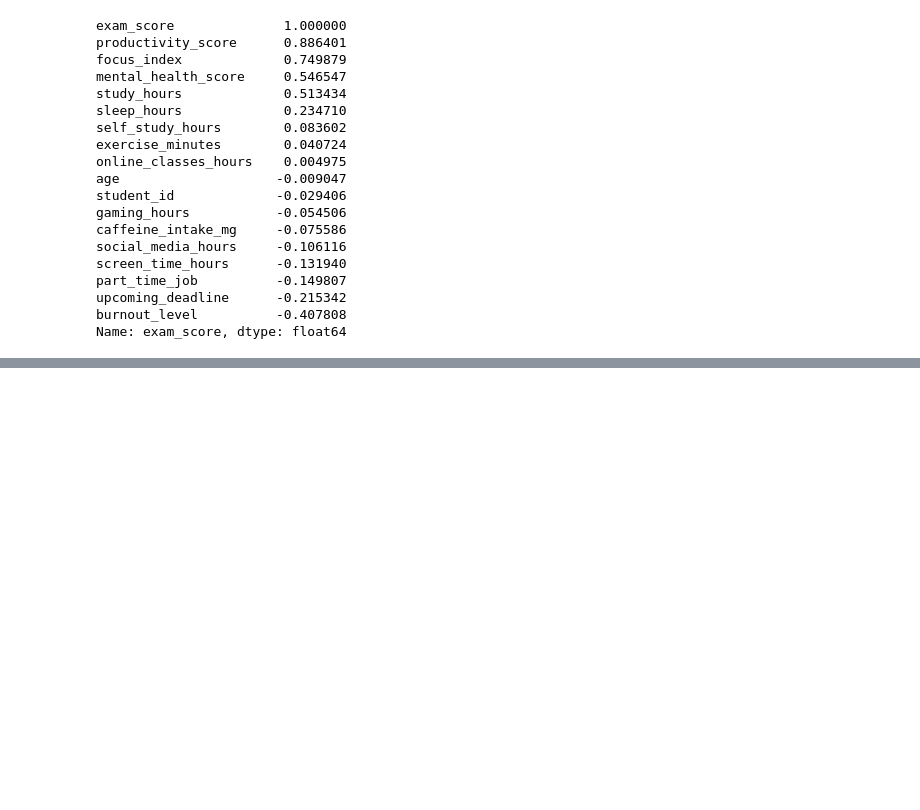
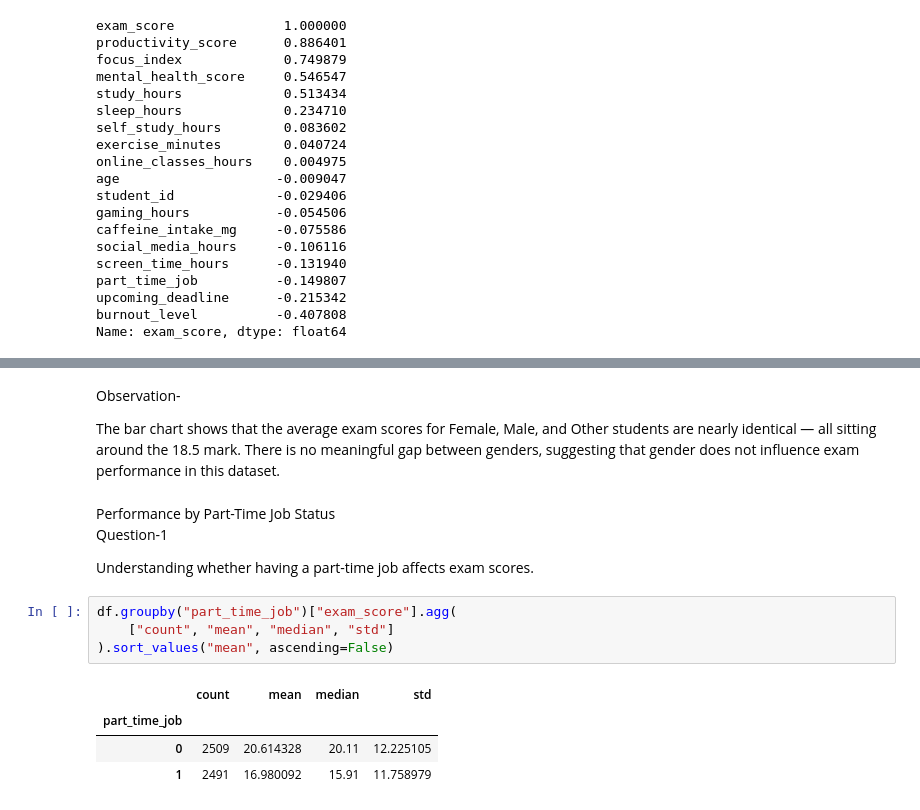
Before and after one commit to KAUSHANISEN/student_score_prediction, a Jupyter notebook: main/student_performance_eda.ipynb, the cells around one changed output, grey strips where cells are left out. Saved outputs shown, nothing was run; the diff lists cells and outputs as text; blank space fills up the shorter version.

```diff
--- a/main/test.ipynb
+++ b/main/student_performance_eda.ipynb
@@ -502,0 +544,18 @@ Overall, the dataset is clean, well-structured, and suitable for building a supe
+# %% [markdown]
+Observation-
+
+The bar chart shows that the average exam scores for Female, Male, and Other students are nearly identical — all sitting around the 18.5 mark. There is no meaningful gap between genders, suggesting that gender does not influence exam performance in this dataset.
+# %% [markdown]
+Performance by Part-Time Job Status <br>
+Question-1
+
+Understanding whether having a part-time job affects exam scores.
+# %%
+df.groupby("part_time_job")["exam_score"].agg(
+    ["count", "mean", "median", "std"]
+).sort_values("mean", ascending=False)
+# %% [output]
+|  | count | mean | median | std |
+| part_time_job |  |  |  |  |
+| 0 | 2509 | 20.614328 | 20.11 | 12.225105 |
+| 1 | 2491 | 16.980092 | 15.91 | 11.758979 |
```
Also changed, not shown: parts of 20 cells of this notebook.
